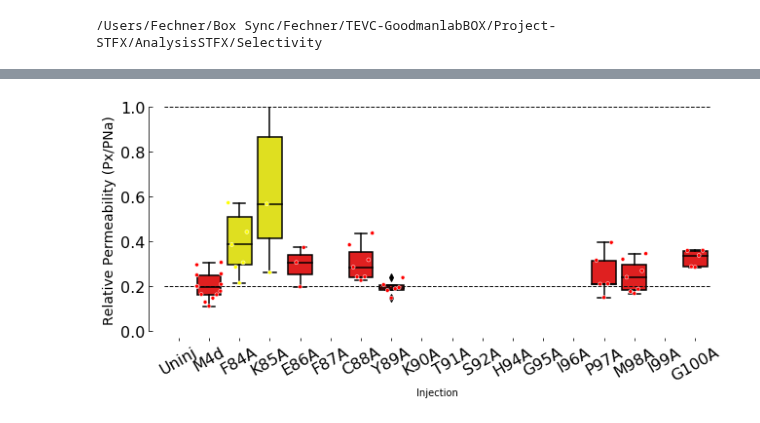
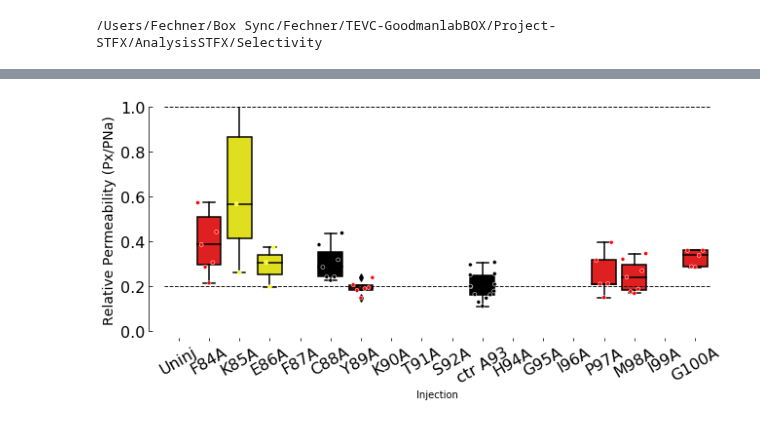
Before and after one commit to sfechner/JupyterNotebooksDEGENaCPharm, a Jupyter notebook: Selectivity-Nterm-Data.ipynb, the cells around one changed output, grey strips where cells are left out. Drawn from its saved outputs; the diff is of its cells as text; code cells hidden in the pictures.

Commit message:
added loops to simplify data plotting

```diff
--- a/Selectivity-Nterm-Data.ipynb
+++ b/Selectivity-Nterm-Data.ipynb
@@ -58,3 +92,17 @@ colors = ['black','red','yellow','yellow','red','black','red','red', 'black','bl
 # %%
-#re-arranging data
-Potassium = df[(df.Injection.isin(["uninjected","mg419mg012","mg738mg012","mg739mg012","mg740mg012","mg741mg012","mg748mg012","mg759mg012","mg745mg012","mg752mg012","mg749mg012","mg750mg012","mg746mg012","mg747mg012", "mg760mg012","mg753mg012","mg761mg012","mg751mg012"])) & (df.TestSol.isin(["KGluSel"]))]
+#re-arranging data Alanin
+UninjAndAlanin = ["uninjected"]
+
+for i in range(len(LabelAlanin)):
+    UninjAndAlanin.append(ReNameAlanin[LabelAlanin[i]])
+
+#Potassium = df[(df.Injection.isin(["uninjected","mg419mg012","mg738mg012","mg739mg012","mg740mg012","mg741mg012","mg748mg012","mg759mg012","mg745mg012","mg752mg012","mg749mg012","mg750mg012","mg746mg012","mg747mg012", "mg760mg012","mg753mg012","mg761mg012","mg751mg012"])) & (df.TestSol.isin(["KGluSel"]))]
+Potassium = df[(df.Injection.isin(UninjAndAlanin)) & (df.TestSol.isin(["KGluSel"]))]
+
+
+#re-arranging data chimera
+UninjAndChimera = ["uninjected","mg419mg012"]
+for i in range(len(LabelChimera)):
+    UninjAndChimera.append(ReNameChimera[LabelChimera[i]])
+
+PotassiumChimera = df[(df.Injection.isin(UninjAndChimera)) & (df.TestSol.isin(["KGluSel"]))]
@@ -73,11 +153,12 @@ fig = plt.figure(figsize=(12, 4.5))
 ax1 = plt.subplot(1,1,1)
 
 
-orderCons = ["uninjected","mg419mg012","mg738mg012","mg739mg012","mg740mg012","mg741mg012","mg748mg012","mg759mg012","mg745mg012","mg752mg012","mg749mg012","mg750mg012","mg746mg012","mg747mg012", "mg760mg012","mg753mg012","mg761mg012","mg751mg012"]
+orderCons = UninjAndAlanin #["uninjected","mg419mg012","mg738mg012","mg739mg012","mg740mg012","mg741mg012","mg748mg012","mg759mg012","mg745mg012","mg752mg012","mg749mg012","mg750mg012","mg746mg012","mg747mg012", "mg760mg012","mg753mg012","mg761mg012","mg751mg012"]
 
-labels2 = ['Uninj','M4d','F84A','K85A','E86A','F87A','C88A','Y89A','K90A','T91A','S92A','H94A','G95A','I96A','P97A','M98A','I99A','G100A']
-
-
+labels2 = ['Uninj']
+for i in range(0,len(LabelAlanin)):
+    #labels2.append('')
+    labels2.append(LabelAlanin[i])
 sns.swarmplot(x= Potassium['Injection'], y=Potassium['Permeability'], data = Potassium,palette=sns.color_palette(colors), edgecolor='white', linewidth=0.5, ax = ax1, size = 4,order=orderCons)#order=["mg419mg012","pTL69mg012","mg418mg012","mg418mg419mg012"]
 sns.boxplot(x= Potassium['Injection'], y=Potassium['Permeability'], data = Potassium, palette=sns.color_palette(colors),ax=ax1,order=orderCons)
 
@@ -88,31 +169,31 @@ sns.boxplot(x= Potassium['Injection'], y=Potassium['Permeability'], data = Potas
 YlimitPerm = [0,1]
 
 ##### AXIS 1 ####
 ax1.set_ylim(YlimitPerm)
 ax1.spines['right'].set_visible(False)                                  # no spine at the right
 ax1.spines['top'].set_visible(False)  # no spine at the top
 ax1.spines['bottom'].set_visible(False)
 ax1.yaxis.set_ticks_position('left')                                     # ticks at the left
 ax1.xaxis.set_ticks_position('bottom')                                 # no spine at the right
 ax1.spines['left'].set_position(('outward',15))                           # a spine at the left that is put a little aside
 ax1.spines['bottom'].set_position(('outward',10))
 ax1.spines['top'].set_position(('axes',5))
 ax1.get_yaxis().set_tick_params(direction='in')
 ax1.get_xaxis().set_tick_params(direction='in')
 ax1.plot([-1,50], [1,1] , 'k--', color='#000000', linewidth=1) #gray line for Zero or 1
 ax1.plot([-1,50], [0.2,0.2] , 'k--', color='#111111', linewidth=1) #gray line for Zero or 1
 ax1.tick_params(axis='both', which='major', labelsize=16)
 #ax1.set_title('lithium',size=10)
 ax1.yaxis.label.set_size(20)
 ax1.set_ylabel('Relative Permeability (Px/PNa)', fontsize=14)
 
 #ax1.xaxis.set_visible(False)
 ax1.set_xticklabels(labels2,rotation=30)
 
 
 
 plt.gcf().subplots_adjust(bottom=0.17, left=0.25,right=None, top=None,hspace=0.75, wspace=0.2)
 
 plt.savefig(filedirExportFig+"PermeabilityNtermAlanin"+'.pdf')
 # %% [output]
-[figure, old version]
+[figure, new version]
```
Also changed, not shown: parts of 5 cells of this notebook, 2 other files.
